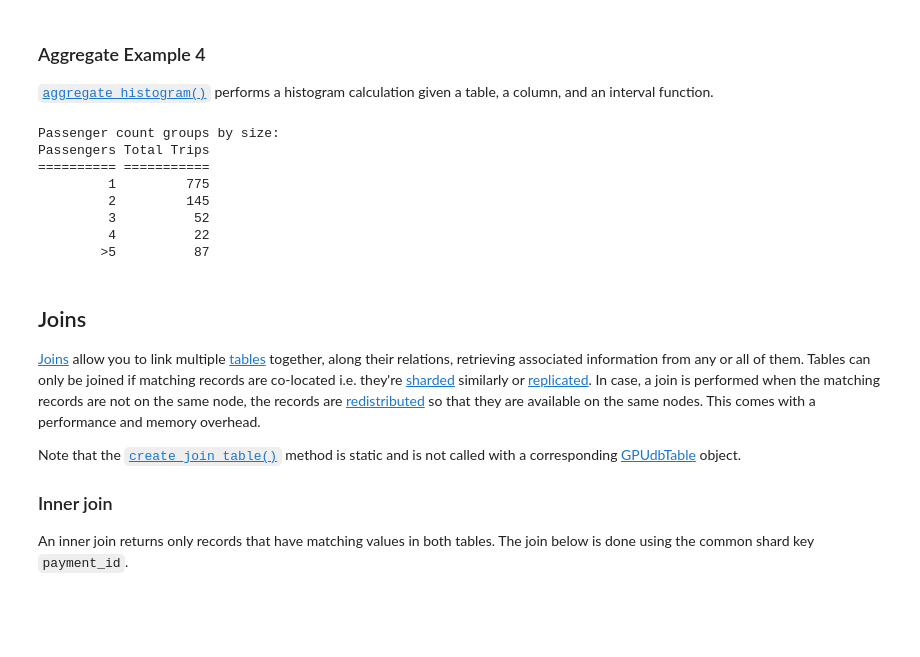
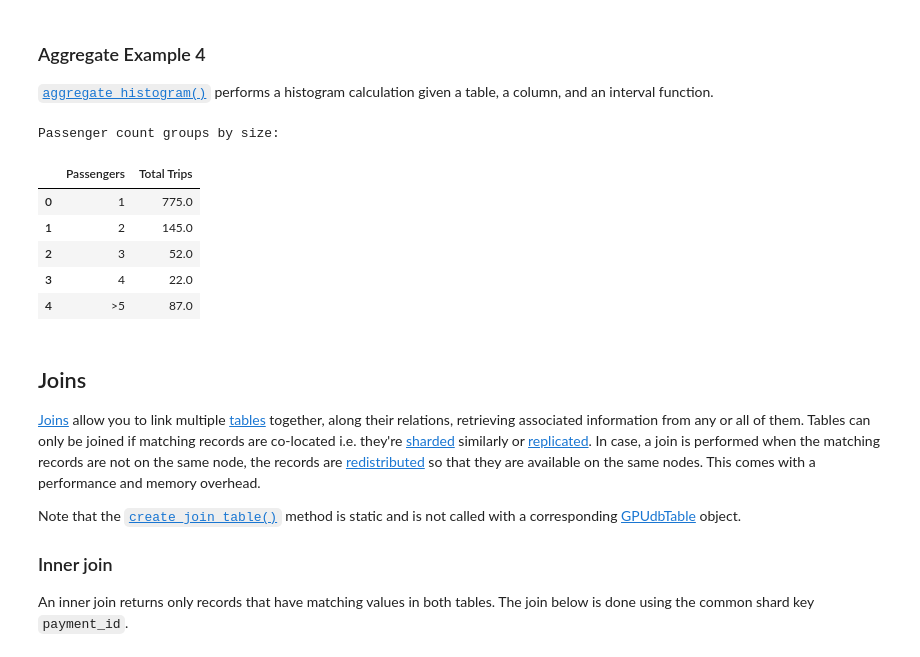
Before and after one commit to kineticadb/examples, a Jupyter notebook: python_dev_guide/python_dev_guide.ipynb, the cells around one changed output. Saved outputs shown, nothing was run; the diff lists cells and outputs as text; code cells hidden in the pictures; blank space fills up the shorter version.

```diff
--- a/python_dev_guide/python_dev_guide.ipynb
+++ b/python_dev_guide/python_dev_guide.ipynb
@@ -219,19 +245,16 @@ taxi_columns = [
 
 # Clear any existing table with the same name (otherwise we won't be able
 # to create the table)
-h_db.clear_table(
-    table_name="python_dev_guide.taxi_trips",
-    options={"no_error_if_not_exists": True}
-    )
+response = h_db.clear_table(
+    table_name=f"{h_schema}.taxi_trips",
+    options={"no_error_if_not_exists": True})
+check_error(response)
 
 # Create the table from the type and place it in a schema
-try:
-    table_taxi_obj = gpudb.GPUdbTable(
-        _type=taxi_columns,
-        name="python_dev_guide.taxi_trips",
-        db=h_db
-    )
-    print("Taxi table object successfully created")
-except gpudb.GPUdbException as e:
-    print("Taxi table object creation failure: {}".format(str(e)))
+table_taxi_obj = gpudb.GPUdbTable(
+    _type=taxi_columns,
+    name=f"{h_schema}.taxi_trips",
+    db=h_db
+)
+print("Taxi table object successfully created")
 # %% [output]
@@ -671,27 +658,23 @@ Number of trips per vendor:
 # %%
 # Create a histogram for the different groups of passenger counts
 a4_resp = table_taxi_obj.aggregate_histogram(
     column_name="passenger_count",
     start=1,
     end=6,
     interval=1
 )["counts"]
 
 print("Passenger count groups by size:")
-print("{:<10s} {:<11s}".format("Passengers", "Total Trips"))
-print("{:=<10s} {:=<11s}".format("", ""))
-
-for histo_group in zip([1, 2, 3, 4, '>5'], a4_resp):
-    print("{:>10} {:11.0f}".format(*histo_group))
+hist_groups = zip([1, 2, 3, 4, '>5'], a4_resp)
+pd.DataFrame(hist_groups, columns=["Passengers", "Total Trips"])
 # %% [output]
 Passenger count groups by size:
-Passengers Total Trips
-========== ===========
-         1         775
-         2         145
-         3          52
-         4          22
-        >5          87
+|  | Passengers | Total Trips |
+| 0 | 1 | 775.0 |
+| 1 | 2 | 145.0 |
+| 2 | 3 | 52.0 |
+| 3 | 4 | 22.0 |
+| 4 | >5 | 87.0 |
 # %% [markdown]
 ## Joins
 [Joins](https://docs.kinetica.com/7.1/concepts/joins/) allow you to link multiple [tables](https://docs.kinetica.com/7.1/concepts/tables/) together, along their relations, retrieving associated information from any or all of them. Tables can only be joined if matching records are co-located i.e. they're [sharded](https://docs.kinetica.com/7.1/concepts/tables/#sharded) similarly or [replicated](https://docs.kinetica.com/7.1/concepts/tables/#replicated). In case, a join is performed when the matching records are not on the same node, the records are [redistributed](https://docs.kinetica.com/7.1/concepts/joins/#distributed-joins) so that they are available on the same nodes. This comes with a performance and memory overhead.
```
Also changed, not shown: parts of 40 cells of this notebook.
